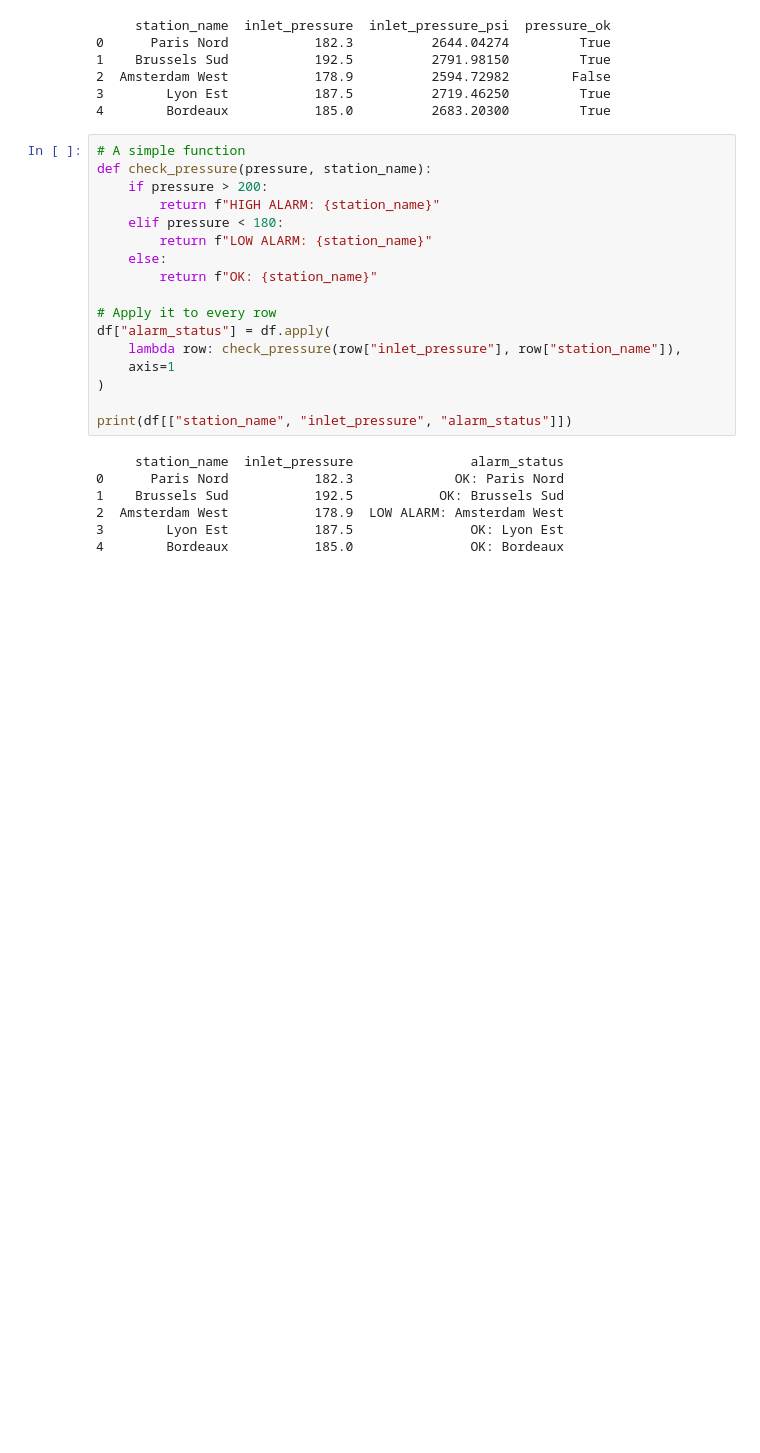
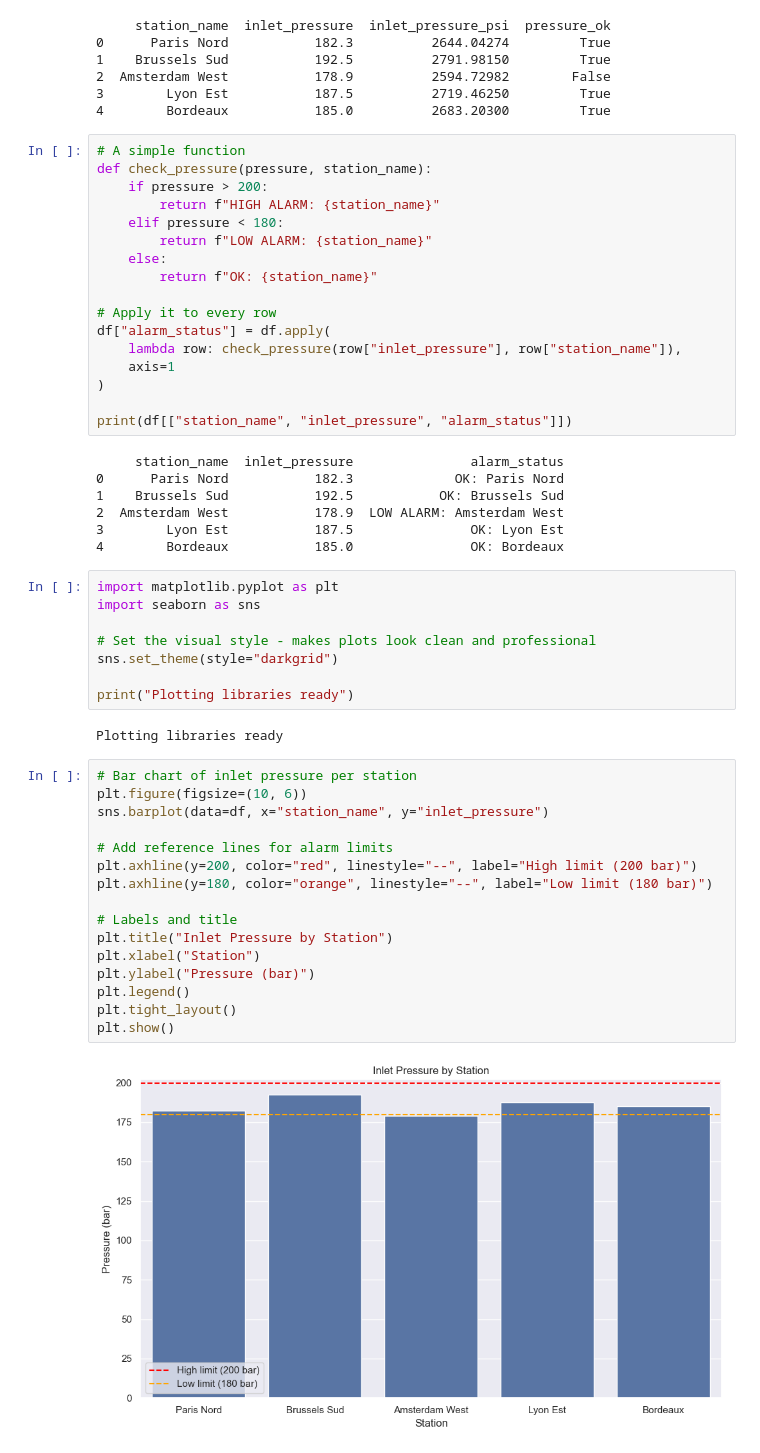
Before and after one commit to DavidRSDowling/industrial-ai, a Jupyter notebook: sprint1_python_foundations.ipynb, the cells around one changed output. Cells and saved outputs as stored; diff of their text form; blank space fills up the shorter version.

Commit message:
Sprint 1 - data visualisation, realistic synthetic CNG fleet dataset

```diff
--- a/sprint1_python_foundations.ipynb
+++ b/sprint1_python_foundations.ipynb
@@ -346,3 +346,31 @@ print(df[["station_name", "inlet_pressure", "alarm_status"]])
 2  Amsterdam West           178.9  LOW ALARM: Amsterdam West
 3        Lyon Est           187.5               OK: Lyon Est
 4        Bordeaux           185.0               OK: Bordeaux
+# %%
+import matplotlib.pyplot as plt
+import seaborn as sns
+
+# Set the visual style - makes plots look clean and professional
+sns.set_theme(style="darkgrid")
+
+print("Plotting libraries ready")
+# %% [output]
+Plotting libraries ready
+# %%
+# Bar chart of inlet pressure per station
+plt.figure(figsize=(10, 6))
+sns.barplot(data=df, x="station_name", y="inlet_pressure")
+
+# Add reference lines for alarm limits
+plt.axhline(y=200, color="red", linestyle="--", label="High limit (200 bar)")
+plt.axhline(y=180, color="orange", linestyle="--", label="Low limit (180 bar)")
+
+# Labels and title
+plt.title("Inlet Pressure by Station")
+plt.xlabel("Station")
+plt.ylabel("Pressure (bar)")
+plt.legend()
+plt.tight_layout()
+plt.show()
+# %% [output]
+[figure, added]
```
Also changed, not shown: parts of 8 cells of this notebook.
